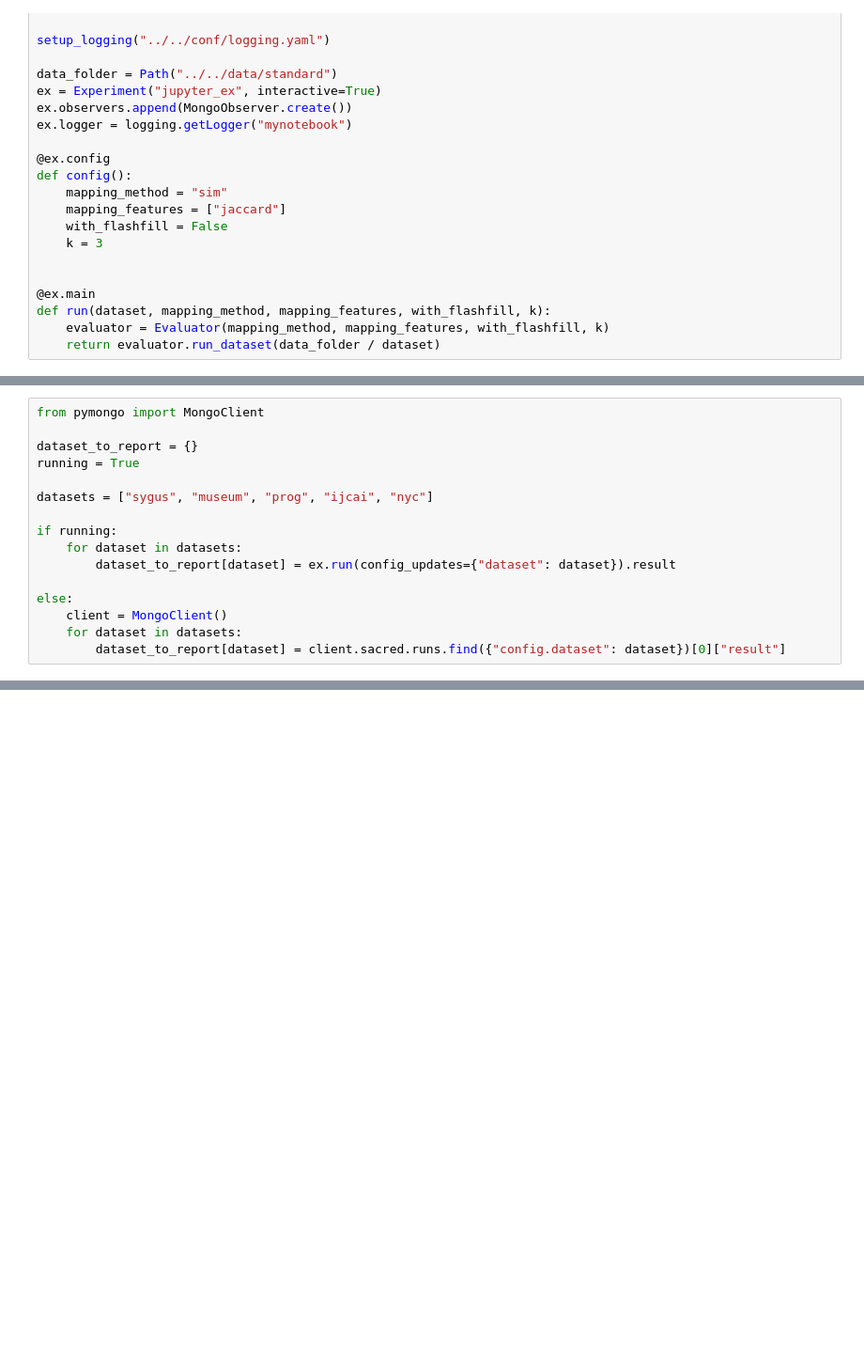
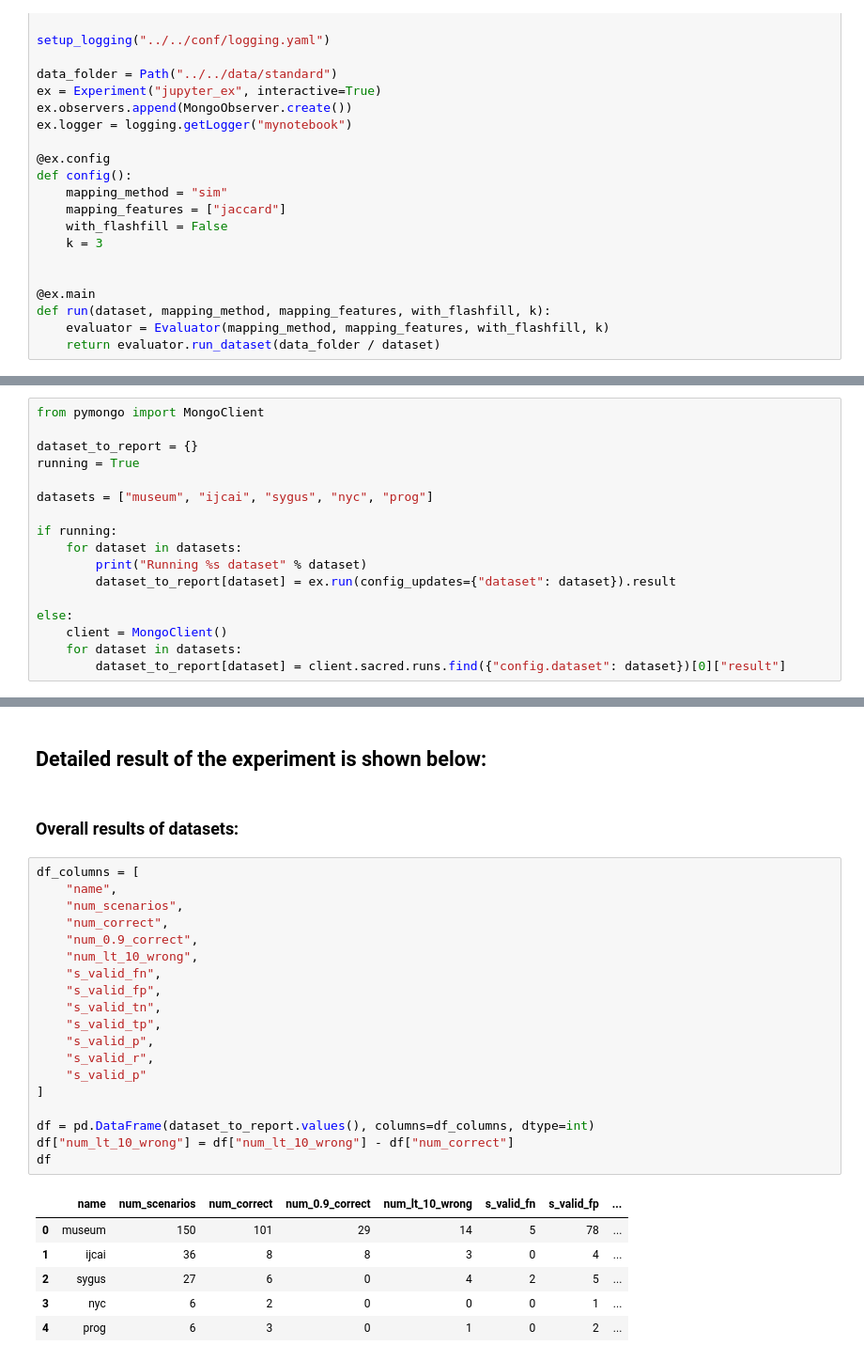
Before and after one commit to minhptx/ieee-bigdata2019-transformation, a Jupyter notebook: src/python/experiment.ipynb, the cells around one changed output, grey strips where cells are left out. Shown at 94% size. Drawn from its saved outputs; the diff is of its cells as text; blank space fills up the shorter version.

```diff
--- a/src/python/experiment.ipynb
+++ b/src/python/experiment.ipynb
@@ -53,10 +54,11 @@ from pymongo import MongoClient
 dataset_to_report = {}
 running = True
 
-datasets = ["sygus", "museum", "prog", "ijcai", "nyc"]
+datasets = ["museum", "ijcai", "sygus", "nyc", "prog"]
 
 if running:
     for dataset in datasets:
+        print("Running %s dataset" % dataset)
         dataset_to_report[dataset] = ex.run(config_updates={"dataset": dataset}).result
 
 else:
@@ -141,0 +74,30 @@ create_table("prog", "failed_validation", dataset_to_report["sygus"])
+# %% [markdown]
+## Detailed result of the experiment is shown below:
+# %% [markdown]
+### Overall results of datasets:
+# %%
+df_columns = [
+    "name",
+    "num_scenarios",
+    "num_correct",
+    "num_0.9_correct",
+    "num_lt_10_wrong",
+    "s_valid_fn",
+    "s_valid_fp",
+    "s_valid_tn",
+    "s_valid_tp",
+    "s_valid_p",
+    "s_valid_r",
+    "s_valid_p"
+]
+
+df = pd.DataFrame(dataset_to_report.values(), columns=df_columns, dtype=int)
+df["num_lt_10_wrong"] = df["num_lt_10_wrong"] - df["num_correct"]
+df
+# %% [output]
+|  | name | num_scenarios | num_correct | num_0.9_correct | num_lt_10_wrong | s_valid_fn | s_valid_fp | ... |
+| 0 | museum | 150 | 101 | 29 | 14 | 5 | 78 | ... |
+| 1 | ijcai | 36 | 8 | 8 | 3 | 0 | 4 | ... |
+| 2 | sygus | 27 | 6 | 0 | 4 | 2 | 5 | ... |
+| 3 | nyc | 6 | 2 | 0 | 0 | 0 | 1 | ... |
+| 4 | prog | 6 | 3 | 0 | 1 | 0 | 2 | ... |
```
Also changed, not shown: parts of 14 cells of this notebook, 12 other files.
